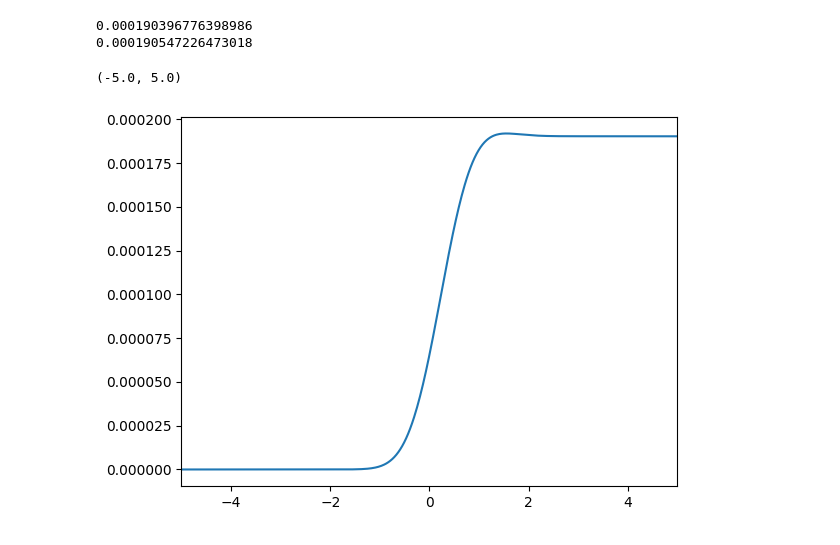
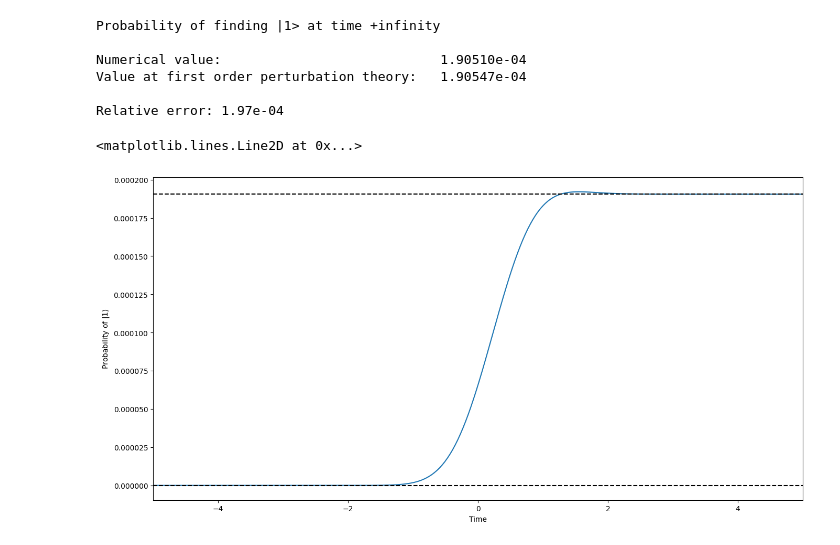
Before and after one commit to Adrien-Kahn/PHY301, a Jupyter notebook: Homework 11.ipynb, the cells around one changed output. Saved outputs shown, nothing was run; the diff lists cells and outputs as text; code cells hidden in the pictures.

```diff
--- a/Homework 11.ipynb
+++ b/Homework 11.ipynb
@@ -4,23 +4,45 @@ import qutip as qt
 
 import matplotlib.pyplot as plt
 # %%
-n = 1000
-alpha = 0.01
+# We need to cut off the size of the Hilbert space at a large enough number of occupation
+n_sites = 1000
+
+# We need to pick large enough initial and final times
 t_list = np.linspace(-100, 100, 10000)
 
-h_0 = qt.create(n) * qt.destroy(n) + 1 / 2
-w = qt.QobjEvo([[qt.create(n) + qt.destroy(n), lambda t: -alpha * np.exp(-t**2)]])
+alpha = 0.01
 
-states = qt.sesolve(h_0 + w, qt.basis(n), t_list).states
+# The components of the Hamiltonian
+h_0 = qt.create(n_sites) * qt.destroy(n_sites) + 1 / 2
+w = qt.QobjEvo([[qt.create(n_sites) + qt.destroy(n_sites), lambda t: -alpha * np.exp(-t**2)]])
 
-print(np.abs(states[-1][1].item())**2)
-print(np.pi * alpha ** 2 * np.exp(-1/2))
+# Solve the Schrodinger equation from the initial state |0> and obtain the time-evolved states
+states = qt.sesolve(h_0 + w, qt.basis(n_sites), t_list, options={'atol': 1e-10, 'rtol': 1e-10}).states
+
+numerical_probability = np.abs(states[-1][1].item())**2
+perturbation_theory_probability = np.pi * alpha ** 2 * np.exp(-1/2)
+relative_error = np.abs(numerical_probability - perturbation_theory_probability) / numerical_probability
+
+print("Probability of finding |1> at time +infinity\n")
+print(f"Numerical value:                            {numerical_probability:.5e}")
+print(f"Value at first order perturbation theory:   {perturbation_theory_probability:.5e}")
+print(f"\nRelative error: {relative_error:.2e}")
 # %% [output]
-0.000190396776398986
-0.000190547226473018
+Probability of finding |1> at time +infinity
+
+Numerical value:                            1.90510e-04
+Value at first order perturbation theory:   1.90547e-04
+
+Relative error: 1.97e-04
 # %%
+plt.figure(figsize=(16,8))
+
 plt.plot(t_list, [np.abs(states[k][1].item())**2 for k in range(len(t_list))])
 plt.xlim(-5, 5)
+plt.xlabel("Time")
+plt.ylabel(r"Probability of $| 1 \rangle$")
+plt.axhline(0, c='k', ls='--')
+plt.axhline(perturbation_theory_probability, c='k', ls='--')
 # %% [output]
-(-5.0, 5.0)
+<matplotlib.lines.Line2D at 0x...>
-[figure, old version]
+[figure, new version]
```
Also changed, not shown: 1 other file.
